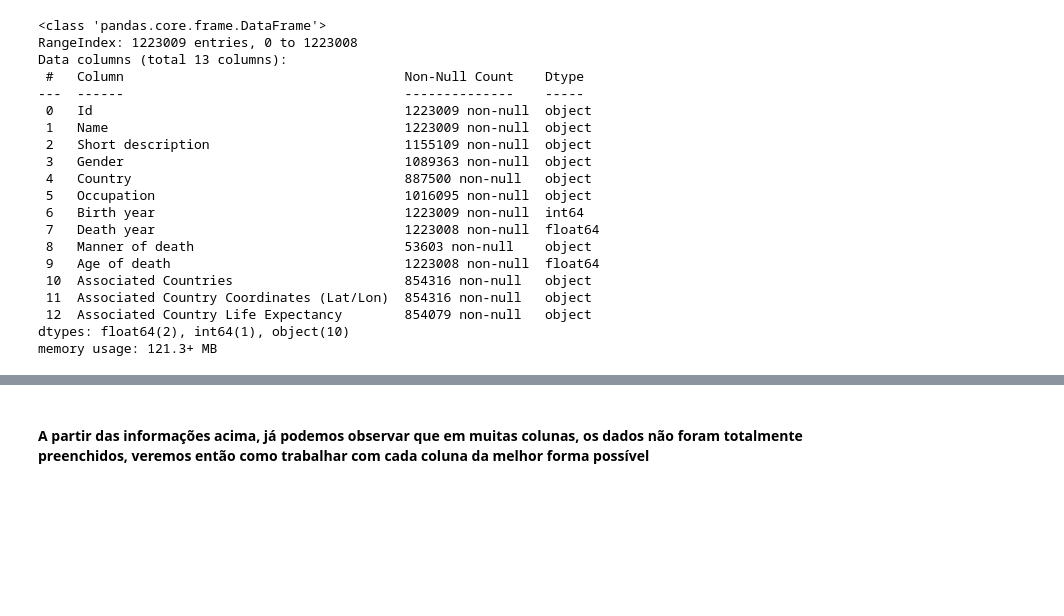
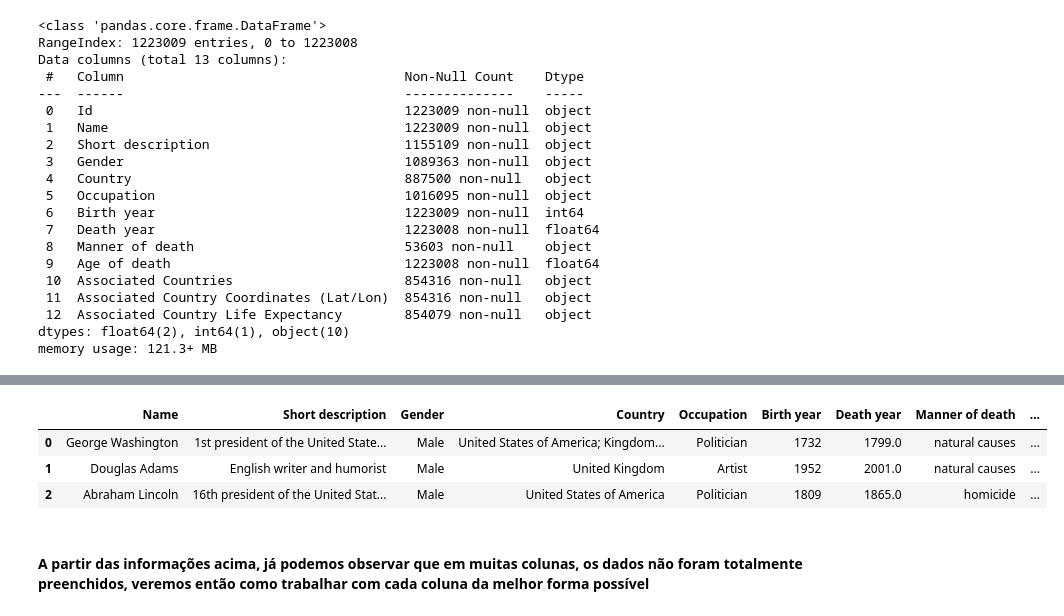
Before and after one commit to Bredariolcaroline/Data-analysis-and-data-science, a Jupyter notebook: AgeDataset.ipynb, the cells around one changed output, grey strips where cells are left out. Cells and saved outputs as stored; diff of their text form; code cells hidden in the pictures; blank space fills up the shorter version.

```diff
--- a/AgeDataset.ipynb
+++ b/AgeDataset.ipynb
@@ -39,3 +103,10 @@ memory usage: 121.3+ MB
+# %%
+data.head(3)
+# %% [output]
+|  | Name | Short description | Gender | Country | Occupation | Birth year | Death year | Manner of death | ... |
+| 0 | George Washington | 1st president of the United State... | Male | United States of America; Kingdom... | Politician | 1732 | 1799.0 | natural causes | ... |
+| 1 | Douglas Adams | English writer and humorist | Male | United Kingdom | Artist | 1952 | 2001.0 | natural causes | ... |
+| 2 | Abraham Lincoln | 16th president of the United Stat... | Male | United States of America | Politician | 1809 | 1865.0 | homicide | ... |
 # %% [markdown]
 #### A partir das informações acima, já podemos observar que em muitas colunas, os dados não foram totalmente preenchidos, veremos então como trabalhar com cada coluna da melhor forma possível
 # %%
```
Also changed, not shown: parts of 19 cells of this notebook.
